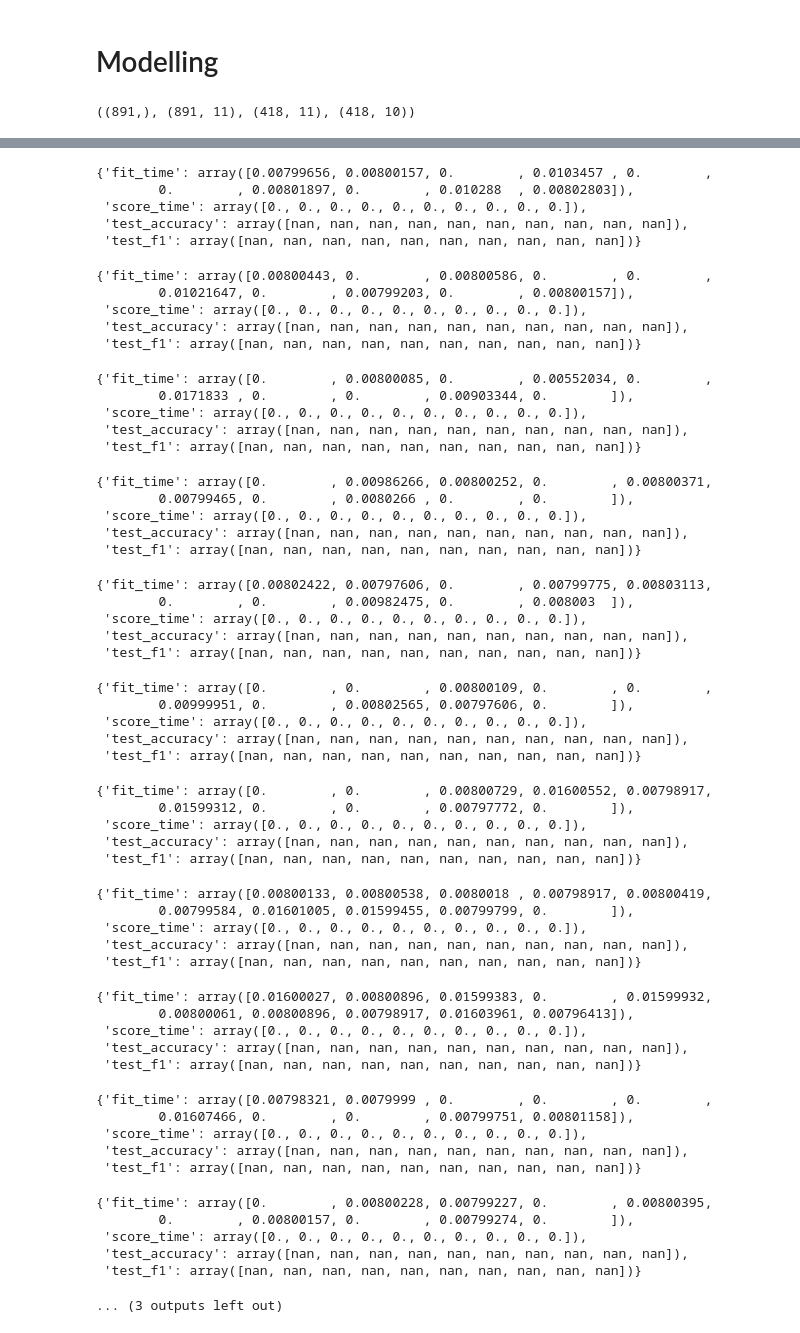
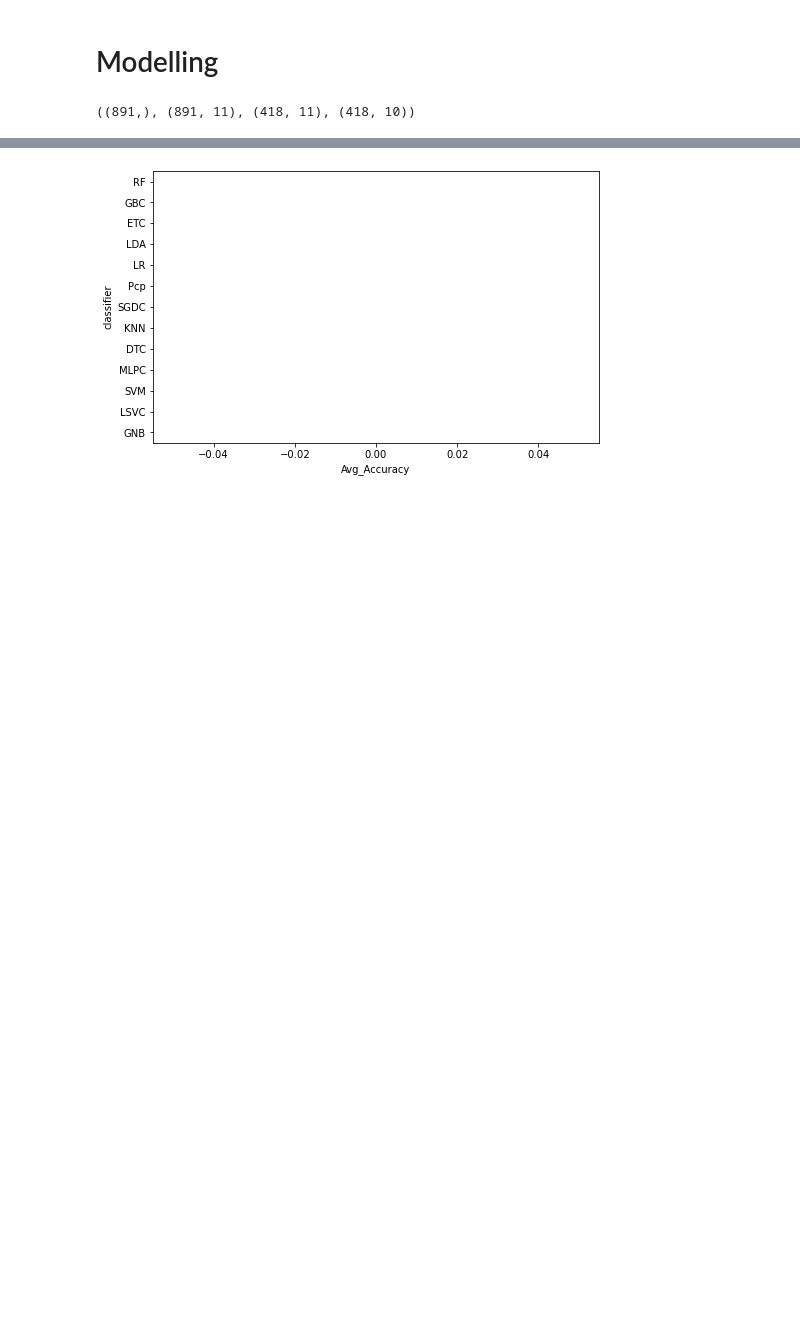
Before and after one commit to Ndaruga/Multiple-Machine-Learning-Projects, a Jupyter notebook: Titanic project/titanic.ipynb, the cells around one changed output, grey strips where cells are left out. Saved outputs shown, nothing was run; the diff lists cells and outputs as text; code cells hidden in the pictures; blank space fills up the shorter version.

```diff
--- a/Titanic project/titanic.ipynb
+++ b/Titanic project/titanic.ipynb
@@ -634,7 +634,7 @@ classifier_results
 
 fig = plt.figure(figsize=(8,5))
 chart = sns.barplot(x="Avg_Accuracy", y="classifier", data = classifier_results, palette='RdYlBu')
-plt.bar_label(chart.containers[0], fmt='%.3f')
+chart.bar_label(chart.containers[0], fmt='%.3f')
 plt.title("Accuracy of different models")
 plt.show()
 # %% [output]
@@ -646,56 +642 @@ plt.show()
-{'fit_time': array([0.00799656, 0.00800157, 0.        , 0.0103457 , 0.        ,
-        0.        , 0.00801897, 0.        , 0.010288  , 0.00802803]),
- 'score_time': array([0., 0., 0., 0., 0., 0., 0., 0., 0., 0.]),
- 'test_accuracy': array([nan, nan, nan, nan, nan, nan, nan, nan, nan, nan]),
- 'test_f1': array([nan, nan, nan, nan, nan, nan, nan, nan, nan, nan])}
-{'fit_time': array([0.00800443, 0.        , 0.00800586, 0.        , 0.        ,
-        0.01021647, 0.        , 0.00799203, 0.        , 0.00800157]),
- 'score_time': array([0., 0., 0., 0., 0., 0., 0., 0., 0., 0.]),
- 'test_accuracy': array([nan, nan, nan, nan, nan, nan, nan, nan, nan, nan]),
- 'test_f1': array([nan, nan, nan, nan, nan, nan, nan, nan, nan, nan])}
-{'fit_time': array([0.        , 0.00800085, 0.        , 0.00552034, 0.        ,
-        0.0171833 , 0.        , 0.        , 0.00903344, 0.        ]),
- 'score_time': array([0., 0., 0., 0., 0., 0., 0., 0., 0., 0.]),
- 'test_accuracy': array([nan, nan, nan, nan, nan, nan, nan, nan, nan, nan]),
- 'test_f1': array([nan, nan, nan, nan, nan, nan, nan, nan, nan, nan])}
-{'fit_time': array([0.        , 0.00986266, 0.00800252, 0.        , 0.00800371,
-        0.00799465, 0.        , 0.0080266 , 0.        , 0.        ]),
- 'score_time': array([0., 0., 0., 0., 0., 0., 0., 0., 0., 0.]),
- 'test_accuracy': array([nan, nan, nan, nan, nan, nan, nan, nan, nan, nan]),
- 'test_f1': array([nan, nan, nan, nan, nan, nan, nan, nan, nan, nan])}
-{'fit_time': array([0.00802422, 0.00797606, 0.        , 0.00799775, 0.00803113,
-        0.        , 0.        , 0.00982475, 0.        , 0.008003  ]),
- 'score_time': array([0., 0., 0., 0., 0., 0., 0., 0., 0., 0.]),
- 'test_accuracy': array([nan, nan, nan, nan, nan, nan, nan, nan, nan, nan]),
- 'test_f1': array([nan, nan, nan, nan, nan, nan, nan, nan, nan, nan])}
-{'fit_time': array([0.        , 0.        , 0.00800109, 0.        , 0.        ,
-        0.00999951, 0.        , 0.00802565, 0.00797606, 0.        ]),
- 'score_time': array([0., 0., 0., 0., 0., 0., 0., 0., 0., 0.]),
- 'test_accuracy': array([nan, nan, nan, nan, nan, nan, nan, nan, nan, nan]),
- 'test_f1': array([nan, nan, nan, nan, nan, nan, nan, nan, nan, nan])}
-{'fit_time': array([0.        , 0.        , 0.00800729, 0.01600552, 0.00798917,
-        0.01599312, 0.        , 0.        , 0.00797772, 0.        ]),
- 'score_time': array([0., 0., 0., 0., 0., 0., 0., 0., 0., 0.]),
- 'test_accuracy': array([nan, nan, nan, nan, nan, nan, nan, nan, nan, nan]),
- 'test_f1': array([nan, nan, nan, nan, nan, nan, nan, nan, nan, nan])}
-{'fit_time': array([0.00800133, 0.00800538, 0.0080018 , 0.00798917, 0.00800419,
-        0.00799584, 0.01601005, 0.01599455, 0.00799799, 0.        ]),
- 'score_time': array([0., 0., 0., 0., 0., 0., 0., 0., 0., 0.]),
- 'test_accuracy': array([nan, nan, nan, nan, nan, nan, nan, nan, nan, nan]),
- 'test_f1': array([nan, nan, nan, nan, nan, nan, nan, nan, nan, nan])}
-{'fit_time': array([0.01600027, 0.00800896, 0.01599383, 0.        , 0.01599932,
-        0.00800061, 0.00800896, 0.00798917, 0.01603961, 0.00796413]),
- 'score_time': array([0., 0., 0., 0., 0., 0., 0., 0., 0., 0.]),
- 'test_accuracy': array([nan, nan, nan, nan, nan, nan, nan, nan, nan, nan]),
- 'test_f1': array([nan, nan, nan, nan, nan, nan, nan, nan, nan, nan])}
-{'fit_time': array([0.00798321, 0.0079999 , 0.        , 0.        , 0.        ,
-        0.01607466, 0.        , 0.        , 0.00799751, 0.00801158]),
- 'score_time': array([0., 0., 0., 0., 0., 0., 0., 0., 0., 0.]),
- 'test_accuracy': array([nan, nan, nan, nan, nan, nan, nan, nan, nan, nan]),
- 'test_f1': array([nan, nan, nan, nan, nan, nan, nan, nan, nan, nan])}
-{'fit_time': array([0.        , 0.00800228, 0.00799227, 0.        , 0.00800395,
-        0.        , 0.00800157, 0.        , 0.00799274, 0.        ]),
- 'score_time': array([0., 0., 0., 0., 0., 0., 0., 0., 0., 0.]),
- 'test_accuracy': array([nan, nan, nan, nan, nan, nan, nan, nan, nan, nan]),
- 'test_f1': array([nan, nan, nan, nan, nan, nan, nan, nan, nan, nan])}
-... (3 outputs left out)
+[figure, added]
```
Also changed, not shown: parts of 3 cells of this notebook.
